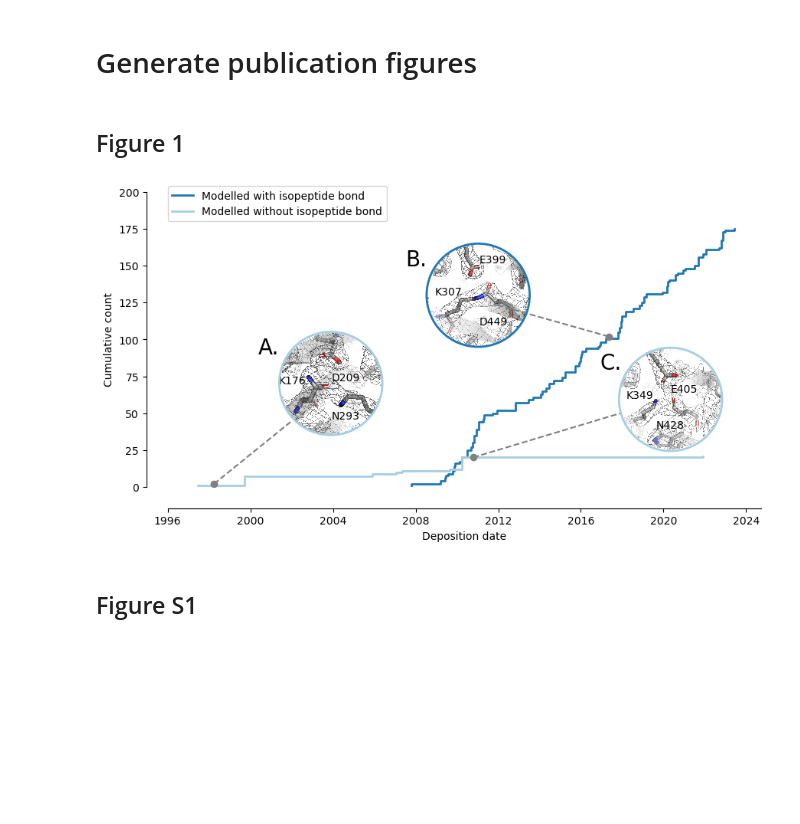
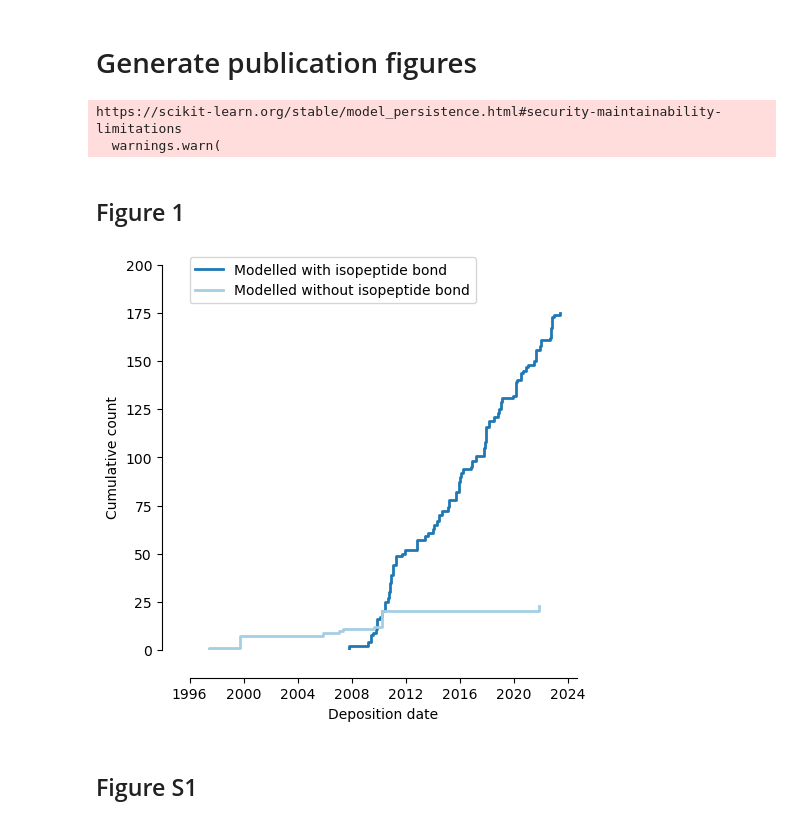
Before and after one commit to FranceCosta/Isopeptor_development, a Jupyter notebook: notebooks/20241213_figures_v2.ipynb, the cells around one changed output. Drawn from its saved outputs; the diff is of its cells as text; code cells hidden in the pictures; blank space fills up the shorter version.

```diff
--- a/notebooks/20241213_figures_v2.ipynb
+++ b/notebooks/20241213_figures_v2.ipynb
@@ -15,3 +26,9 @@ FIGURES = "../figures"
 INPUT_FIGURES = "../data/input_figures"
 TABLE = os.getenv("TABLE")
 PDB_BIOCHEM = os.getenv("PDB_BIOCHEM")
+POS_SET_SEQ_ID = os.getenv("POS_SET_SEQ_ID")
+LOGISTIC_REGRESSION = os.getenv("LOGISTIC_REGRESSION")
+CLF = joblib.load(LOGISTIC_REGRESSION)
+# %% [output]
+https://scikit-learn.org/stable/model_persistence.html#security-maintainability-limitations
+  warnings.warn(
@@ -21,0 +35,19 @@ df_bc = pd.read_csv(PDB_BIOCHEM)
+# %%
+df = pd.read_csv(TABLE)
+df["Deposition date"] = pd.to_datetime(df["Deposition date"])
+df["id"] = df.apply(lambda x: f"{x['PDB code']}_"+
+                    x["Chain"]+"_"+"_".join(
+                        [str(i) for i in sorted(
+                            [
+                            x["Position 1\r\n(Bond 1)"],
+                            x["Position 2\r\n(catalytic)"],
+                            x["Position 3\r\n(Bond 2)"]
+                            ]
+                            )]
+                            ), axis=1)
+
+identity_df = pd.read_csv(POS_SET_SEQ_ID)
+identity_df["Target"] = identity_df["Target"].str.lower()
+identity_df["Query"] = identity_df["Query"].str.lower()
+
+df_bc = pd.read_csv(PDB_BIOCHEM)
@@ -32,5 +59,5 @@ from matplotlib.collections import PatchCollection
 # %%
-fig, ax = plt.subplots(figsize=[10, 5])
+fig, ax = plt.subplots(figsize=[5, 5])
 
 # 1
 
@@ -51,6 +78,7 @@ ax.set_xlabel("Deposition date")
 ax.set_ylabel("Cumulative count")
 sns.despine(ax=ax, offset=20)
 
+"""
 # 2
 
 # im 1
@@ -103,34 +131,34 @@ ax.text(x=1.15,y=.2,s="N428")
 palette = sns.color_palette("Paired", 2)
 c1 = mpl.patches.Circle((1.2,.297), .175, color=palette[0], fill=False, zorder=1000, lw=2, clip_on=False)
 ax.add_patch(c1)
 
 # im 3
 arr_img = plt.imread(os.path.join(INPUT_FIGURES, "1amx_A_176_209_293_cut.png"))
 im = OffsetImage(arr_img, zoom=.08)
 ab = AnnotationBbox(im, xy=(.05, .35), box_alignment=(0.5, 0.5), bboxprops=dict(color="white"))
 ax.add_artist(ab)
 
 # Line
 start = (-.35, .01)
 end = (-.09, .22)
 ax.plot([start[0], end[0]], [start[1], end[1]], '--', zorder=100, color="gray")
 ax.plot(start[0], start[1], 'o', color="gray", alpha=1)
 
 # Annots
 ax.text(x=-.2,y=.45,s="A.", fontsize=20)
 ax.text(x=-.13,y=.35,s="K176", zorder=100)
 ax.text(x=.05,y=.36,s="D209", zorder=1000)
 ax.text(x=.05,y=.23,s="N293", zorder=1000)
 
 # Add circle
 palette = sns.color_palette("Paired", 2)
 c1 = mpl.patches.Circle((.047,.351), .175, color=palette[0], fill=False, zorder=1000, lw=2, clip_on=False)
 ax.add_patch(c1)
 
 ax.set_aspect('equal', adjustable='datalim')
-
+"""
 plt.savefig(os.path.join(FIGURES, "f1.png"), dpi=350, bbox_inches="tight", pad_inches=0, transparent=False)
 # %% [output]
-[figure, old version]
+[figure, new version]
 # %% [markdown]
 ## Figure S1
```
Also changed, not shown: parts of 10 cells of this notebook, 6 other files.
